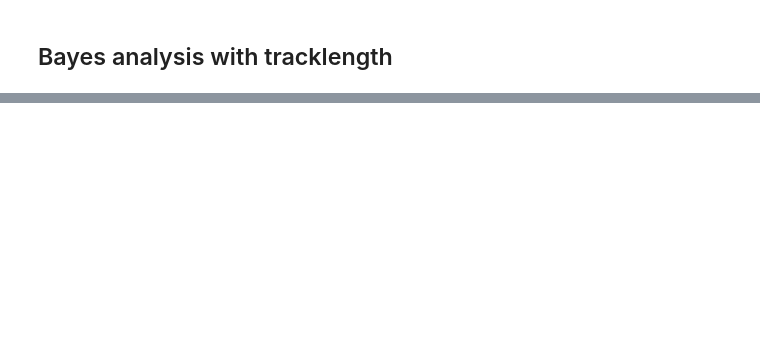
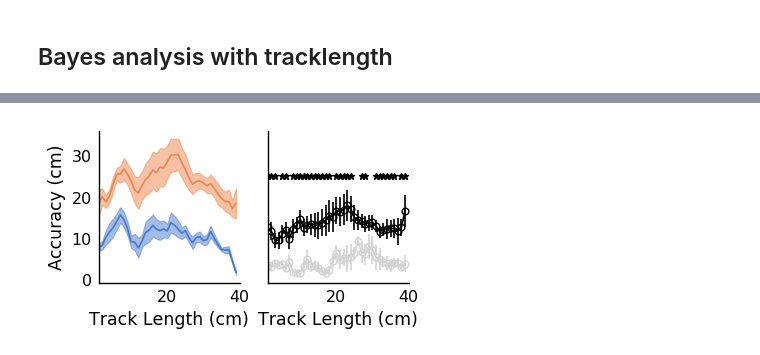
Before and after one commit to seethakris/HPCNoReward, a Jupyter notebook: Figure1/BayesAnalysis_Figure1.ipynb, the cells around one changed output, grey strips where cells are left out. Saved outputs shown, nothing was run; the diff lists cells and outputs as text; code cells hidden in the pictures; blank space fills up the shorter version.

```diff
--- a/Figure1/BayesAnalysis_Figure1.ipynb
+++ b/Figure1/BayesAnalysis_Figure1.ipynb
@@ -300,5 +320,19 @@ er = GetErrordata(Parent_folder, Bayes_folder, Lick_folder, CFC12flag=0)
+# %%
+SaveAnalysed = '/home/sheffieldlab/Desktop/NoReward/ControlData/Dataused/SaveAnalysed/'
+track_diff = np.load(os.path.join(SaveAnalysed, 'Cntrl_track_diff.npy'))
+m = np.nanmean(track_diff, 0)
+sem = scipy.stats.sem(track_diff, 0, nan_policy='omit')
 # %%
-fs, ax = plt.subplots(1, dpi=100)
-x = er.get_bayes_error_withtracklength(ax, taskstoplot=['Task1', 'Task2'])
+fs, ax = plt.subplots(1, 2, dpi=100, sharex='all', sharey='all')
+x, track_diff_exp = er.get_bayes_error_withtracklength(ax, taskstoplot=['Task1', 'Task2'])
+ax[1].errorbar(np.arange(np.size(m)), m, yerr=sem, marker='o', markerfacecolor='none', color='lightgrey')
+for i in np.arange(np.size(track_diff, 1)):
+    t, p = scipy.stats.ttest_ind(track_diff[:, i], track_diff_exp[:, i])
+#     print('%d %0.3f' %(i, p))
+    if p<0.05:
+        ax[1].plot(i, 25, 'k*')
+
 fs.set_size_inches((4, 2))
-fs.savefig(os.path.join(SaveFigureFolder, 'BayesReward_bytracklength.pdf'), bbox_inches='tight', transparent=True)
+fs.savefig(os.path.join(SaveFigureFolder, 'BayesReward_bytracklength_withcontrol.pdf'), bbox_inches='tight', transparent=True)
+# %% [output]
+[figure, added]
```
Also changed, not shown: parts of 14 cells of this notebook, 28 other files.
